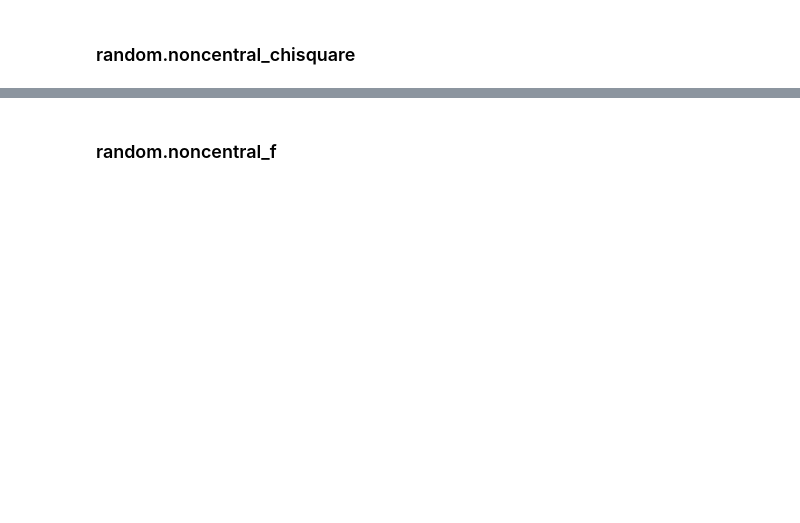
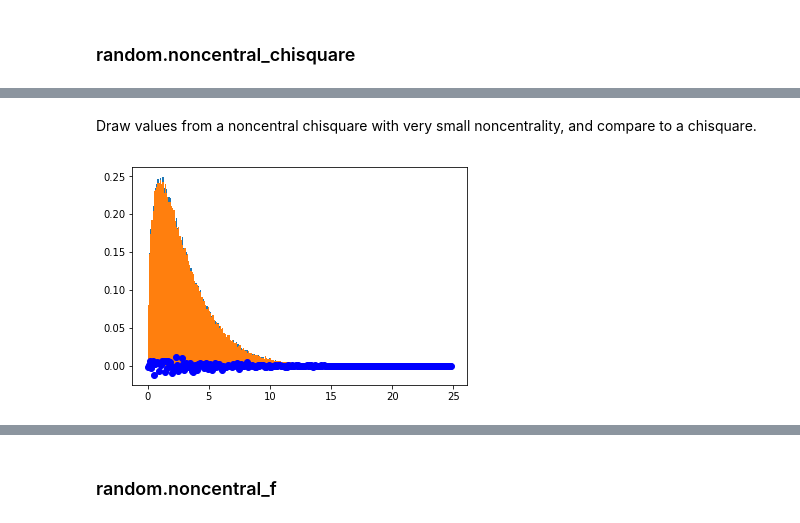
Before and after one commit to Trojan-Hawk/EmergingTechnologies_Project_2018, a Jupyter notebook: numpy-random.ipynb, the cells around one changed output, grey strips where cells are left out. Cells and saved outputs as stored; diff of their text form; code cells hidden in the pictures; blank space fills up the shorter version.

```diff
--- a/numpy-random.ipynb
+++ b/numpy-random.ipynb
@@ -866,0 +927,10 @@ list((x[0,0,:] - mean) < 0.6)
+# %% [markdown]
+Draw values from a noncentral chisquare with very small noncentrality, and compare to a chisquare.
+# %%
+plt.figure()
+values = plt.hist(np.random.noncentral_chisquare(3, .0000001, 100000), bins=np.arange(0., 25, .1), density=True)
+values2 = plt.hist(np.random.chisquare(3, 100000), bins=np.arange(0., 25, .1), density=True)
+plt.plot(values[1][0:-1], values[0]-values2[0], 'ob')
+plt.show()
+# %% [output]
+[figure, added]
```
Also changed, not shown: parts of 107 cells of this notebook.
